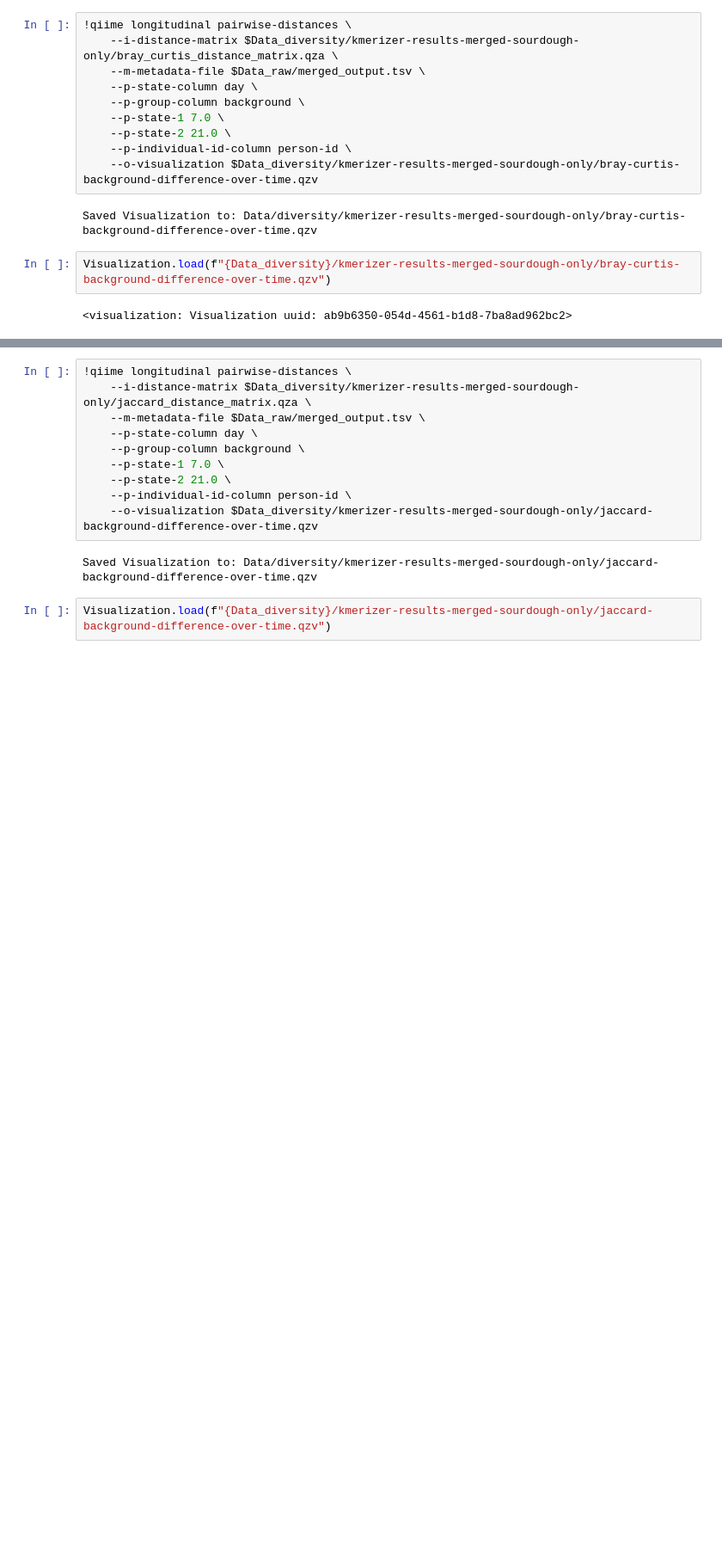
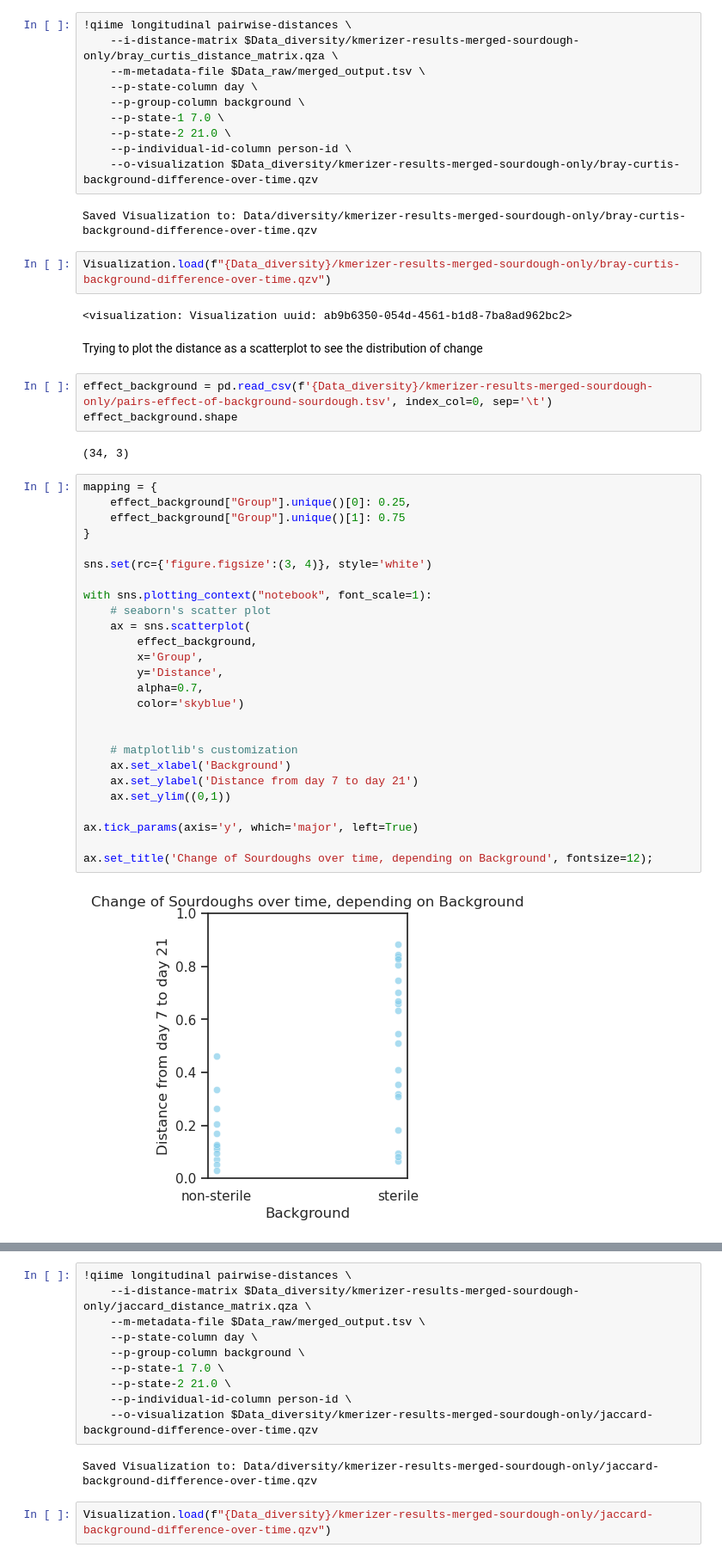
Before and after one commit to ninaaa-a/FermentYOU, a Jupyter notebook: Beta diversity.ipynb, the cells around one changed output, grey strips where cells are left out. Shown at 86% size. Saved outputs shown, nothing was run; the diff lists cells and outputs as text; blank space fills up the shorter version.

Commit message:
Addition of Scatterplot

```diff
--- a/Beta diversity.ipynb
+++ b/Beta diversity.ipynb
@@ -384,3 +386,38 @@ Saved Visualization to: Data/diversity/kmerizer-results-merged-sourdough-only/br
 Visualization.load(f"{Data_diversity}/kmerizer-results-merged-sourdough-only/bray-curtis-background-difference-over-time.qzv")
 # %% [output]
 <visualization: Visualization uuid: ab9b6350-054d-4561-b1d8-7ba8ad962bc2>
+# %% [markdown]
+Trying to plot the distance as a scatterplot to see the distribution of change
+# %%
+effect_background = pd.read_csv(f'{Data_diversity}/kmerizer-results-merged-sourdough-only/pairs-effect-of-background-sourdough.tsv', index_col=0, sep='\t')
+effect_background.shape
+# %% [output]
+(34, 3)
+# %%
+mapping = {
+    effect_background["Group"].unique()[0]: 0.25,
+    effect_background["Group"].unique()[1]: 0.75
+}
+
+sns.set(rc={'figure.figsize':(3, 4)}, style='white')
+
+with sns.plotting_context("notebook", font_scale=1):
+    # seaborn's scatter plot
+    ax = sns.scatterplot(
+        effect_background,
+        x='Group',
+        y='Distance',
+        alpha=0.7,
+        color='skyblue')
+
+
+    # matplotlib's customization
+    ax.set_xlabel('Background')
+    ax.set_ylabel('Distance from day 7 to day 21')
+    ax.set_ylim((0,1))
+
+ax.tick_params(axis='y', which='major', left=True)
+
+ax.set_title('Change of Sourdoughs over time, depending on Background', fontsize=12);
+# %% [output]
+[figure, added]
```
Also changed, not shown: parts of 3 cells of this notebook.
